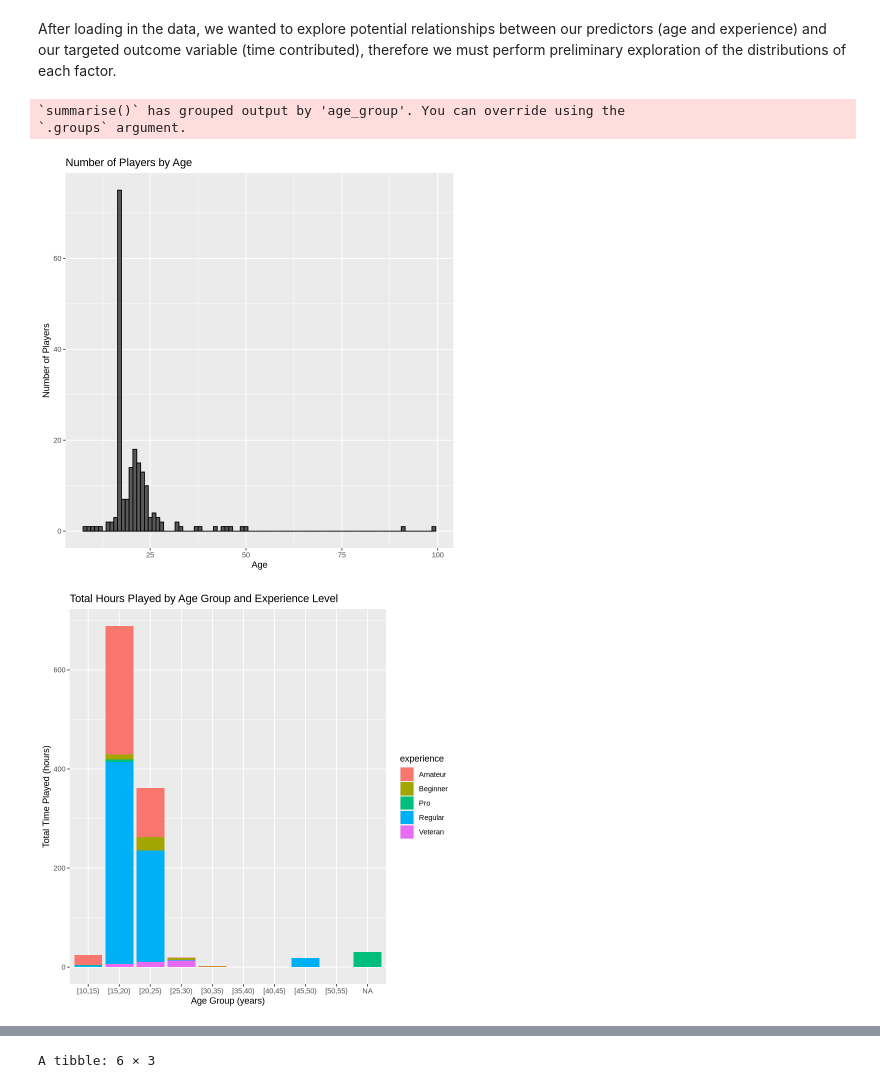
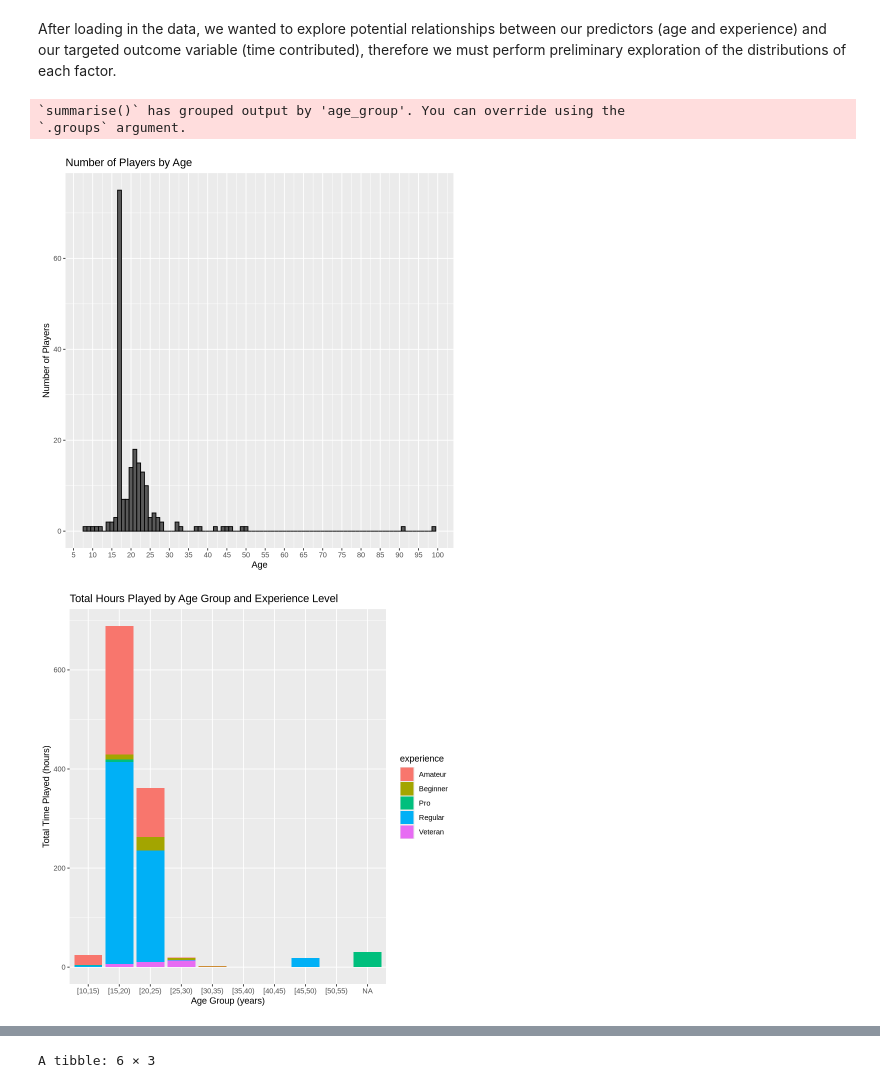
Before and after one commit to laurenfriesen/deci-project, a Jupyter notebook: group_project_notebook.ipynb, the cells around one changed output, grey strips where cells are left out. Drawn from its saved outputs; the diff is of its cells as text; code cells hidden in the pictures.

```diff
--- a/group_project_notebook.ipynb
+++ b/group_project_notebook.ipynb
@@ -90,6 +90,7 @@ After loading in the data, we wanted to explore potential relationships between
 
 age_plot<-ggplot(players_data, aes(x=age))+
 geom_histogram(binwidth=1,color="black")+
+scale_x_continuous(breaks=seq(0,100, 5))+
 labs(title="Number of Players by Age",
      x="Age",
      y="Number of Players")
@@ -98,34 +99,34 @@ age_plot
 players_data$age_group<-cut(players_data$age,
                               breaks = seq(10, 70, by = 5),
                               right = FALSE)
 
 players_table<-table(players_data$age_group)
 
 summarized_data <- players_data |>
   group_by(age_group, experience) |>
   summarise(total_hours = sum(played_hours, na.rm = TRUE))
 
 hours_by_age<-ggplot(summarized_data, aes(x = age_group, y = total_hours, fill=experience)) +
   geom_bar(stat = "identity") +
   labs(title = "Total Hours Played by Age Group and Experience Level",
        x = "Age Group (years)",
        y = "Total Time Played (hours)")
 hours_by_age
 
 experience_counts<-players_data|>
 count(experience)
 
 experience_plot<-ggplot(experience_counts, aes(x=experience, y=n))+
 geom_bar(stat="identity")+
 labs(x="Player Experience",
      y="Number of Players",
     title="Number of Players at Each Experience Classification")
 
 experience_plot
 # %% [output]
 `summarise()` has grouped output by 'age_group'. You can override using the
 `.groups` argument.
-[figure, old version]
+[figure, new version]
 [figure]
 [figure]
 # %%
```
